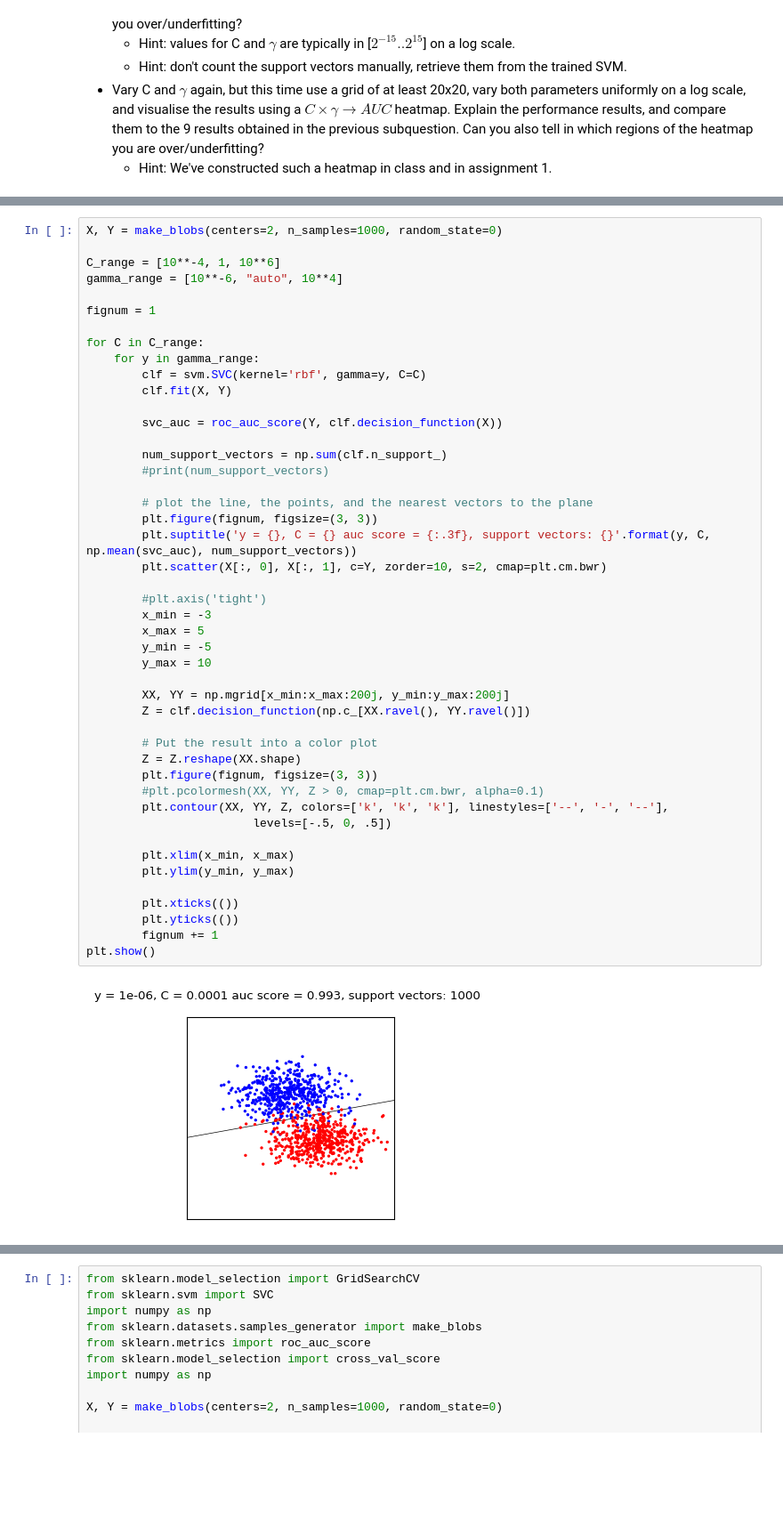
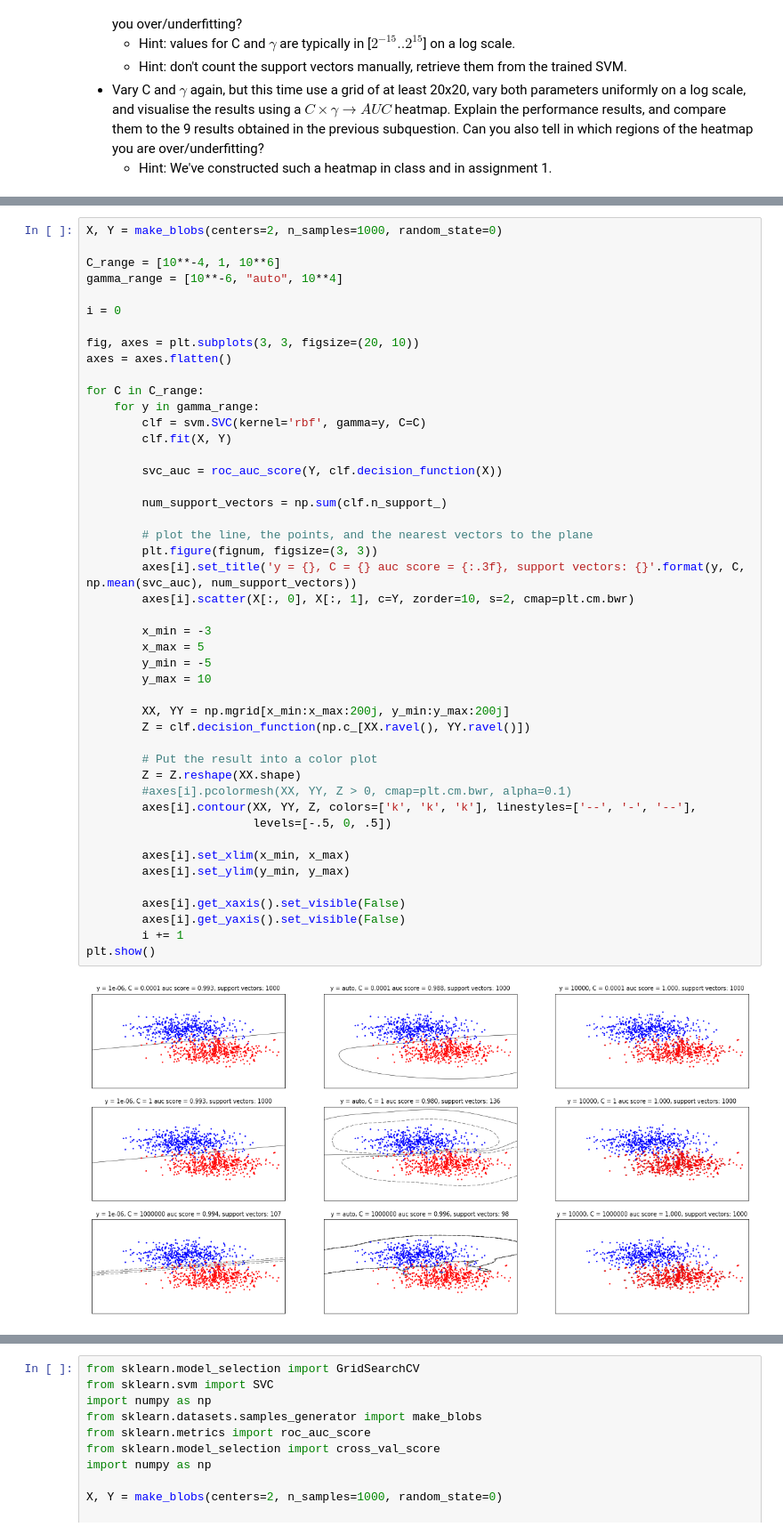
Before and after one commit to Zilarion/2IMW30-Assignment-1, a Jupyter notebook: Assignment 2.ipynb, the cells around one changed output, grey strips where cells are left out. Shown at 89% size. Cells and saved outputs as stored; diff of their text form; blank space fills up the shorter version.

```diff
--- a/Assignment 2.ipynb
+++ b/Assignment 2.ipynb
@@ -77,45 +72,45 @@ X, Y = make_blobs(centers=2, n_samples=1000, random_state=0)
 C_range = [10**-4, 1, 10**6]
 gamma_range = [10**-6, "auto", 10**4]
 
-fignum = 1
+i = 0
+
+fig, axes = plt.subplots(3, 3, figsize=(20, 10))
+axes = axes.flatten()
 
 for C in C_range:
     for y in gamma_range:
         clf = svm.SVC(kernel='rbf', gamma=y, C=C)
         clf.fit(X, Y)
 
         svc_auc = roc_auc_score(Y, clf.decision_function(X))
 
         num_support_vectors = np.sum(clf.n_support_)
-        #print(num_support_vectors)
 
         # plot the line, the points, and the nearest vectors to the plane
         plt.figure(fignum, figsize=(3, 3))
-        plt.suptitle('y = {}, C = {} auc score = {:.3f}, support vectors: {}'.format(y, C, np.mean(svc_auc), num_support_vectors))
-        plt.scatter(X[:, 0], X[:, 1], c=Y, zorder=10, s=2, cmap=plt.cm.bwr)
+        axes[i].set_title('y = {}, C = {} auc score = {:.3f}, support vectors: {}'.format(y, C, np.mean(svc_auc), num_support_vectors))
+        axes[i].scatter(X[:, 0], X[:, 1], c=Y, zorder=10, s=2, cmap=plt.cm.bwr)
 
-        #plt.axis('tight')
         x_min = -3
         x_max = 5
         y_min = -5
         y_max = 10
 
         XX, YY = np.mgrid[x_min:x_max:200j, y_min:y_max:200j]
         Z = clf.decision_function(np.c_[XX.ravel(), YY.ravel()])
 
         # Put the result into a color plot
         Z = Z.reshape(XX.shape)
-        plt.figure(fignum, figsize=(3, 3))
-        #plt.pcolormesh(XX, YY, Z > 0, cmap=plt.cm.bwr, alpha=0.1)
-        plt.contour(XX, YY, Z, colors=['k', 'k', 'k'], linestyles=['--', '-', '--'],
+        #axes[i].pcolormesh(XX, YY, Z > 0, cmap=plt.cm.bwr, alpha=0.1)
+        axes[i].contour(XX, YY, Z, colors=['k', 'k', 'k'], linestyles=['--', '-', '--'],
                         levels=[-.5, 0, .5])
 
-        plt.xlim(x_min, x_max)
-        plt.ylim(y_min, y_max)
+        axes[i].set_xlim(x_min, x_max)
+        axes[i].set_ylim(y_min, y_max)
 
-        plt.xticks(())
-        plt.yticks(())
-        fignum += 1
+        axes[i].get_xaxis().set_visible(False)
+        axes[i].get_yaxis().set_visible(False)
+        i += 1
 plt.show()
 # %% [output]
-[figure, old version]
+[figure, new version]
```
Also changed, not shown: parts of 2 cells of this notebook.
